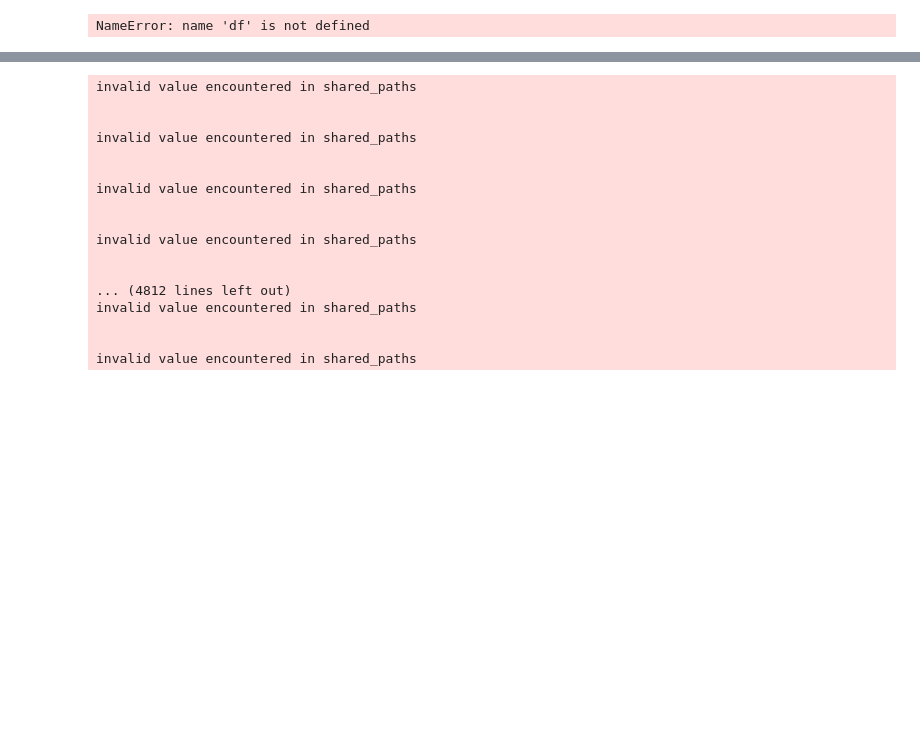
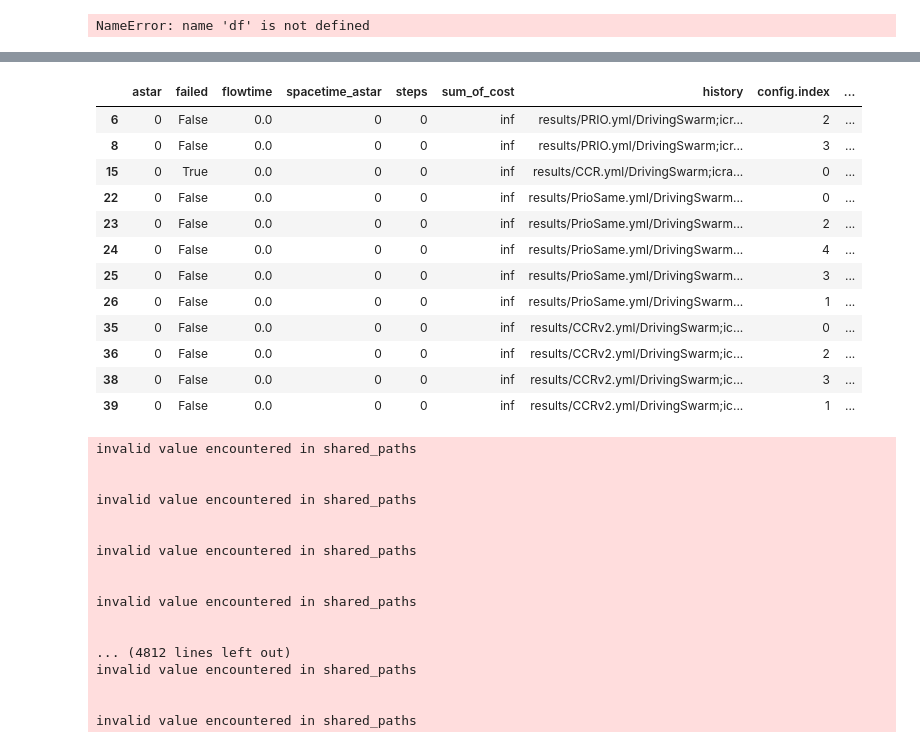
Before and after one commit to ovgu-FINken/polygonal_roadmaps, a Jupyter notebook: Pathfinding.ipynb, the cells around one changed output, grey strips where cells are left out. Saved outputs shown, nothing was run; the diff lists cells and outputs as text; code cells hidden in the pictures; blank space fills up the shorter version.

```diff
--- a/Pathfinding.ipynb
+++ b/Pathfinding.ipynb
@@ -128,3 +124,19 @@ df
+# %%
+df[df.steps.eq(0)]
+# %% [output]
+|  | astar | failed | flowtime | spacetime_astar | steps | sum_of_cost | history | config.index | ... |
+| 6 | 0 | False | 0.0 | 0 | 0 | inf | results/PRIO.yml/DrivingSwarm;icr... | 2 | ... |
+| 8 | 0 | False | 0.0 | 0 | 0 | inf | results/PRIO.yml/DrivingSwarm;icr... | 3 | ... |
+| 15 | 0 | True | 0.0 | 0 | 0 | inf | results/CCR.yml/DrivingSwarm;icra... | 0 | ... |
+| 22 | 0 | False | 0.0 | 0 | 0 | inf | results/PrioSame.yml/DrivingSwarm... | 0 | ... |
+| 23 | 0 | False | 0.0 | 0 | 0 | inf | results/PrioSame.yml/DrivingSwarm... | 2 | ... |
+| 24 | 0 | False | 0.0 | 0 | 0 | inf | results/PrioSame.yml/DrivingSwarm... | 4 | ... |
+| 25 | 0 | False | 0.0 | 0 | 0 | inf | results/PrioSame.yml/DrivingSwarm... | 3 | ... |
+| 26 | 0 | False | 0.0 | 0 | 0 | inf | results/PrioSame.yml/DrivingSwarm... | 1 | ... |
+| 35 | 0 | False | 0.0 | 0 | 0 | inf | results/CCRv2.yml/DrivingSwarm;ic... | 0 | ... |
+| 36 | 0 | False | 0.0 | 0 | 0 | inf | results/CCRv2.yml/DrivingSwarm;ic... | 2 | ... |
+| 38 | 0 | False | 0.0 | 0 | 0 | inf | results/CCRv2.yml/DrivingSwarm;ic... | 3 | ... |
+| 39 | 0 | False | 0.0 | 0 | 0 | inf | results/CCRv2.yml/DrivingSwarm;ic... | 1 | ... |
 # %%
 df.history = df.history.astype(str).astype('category')
 px.scatter(df.loc[~df.failed], x="config.planner", y="steps", color="config.planner", facet_col="config.scen", hover_name="history")
```
Also changed, not shown: parts of 3 cells of this notebook, 3 other files.
